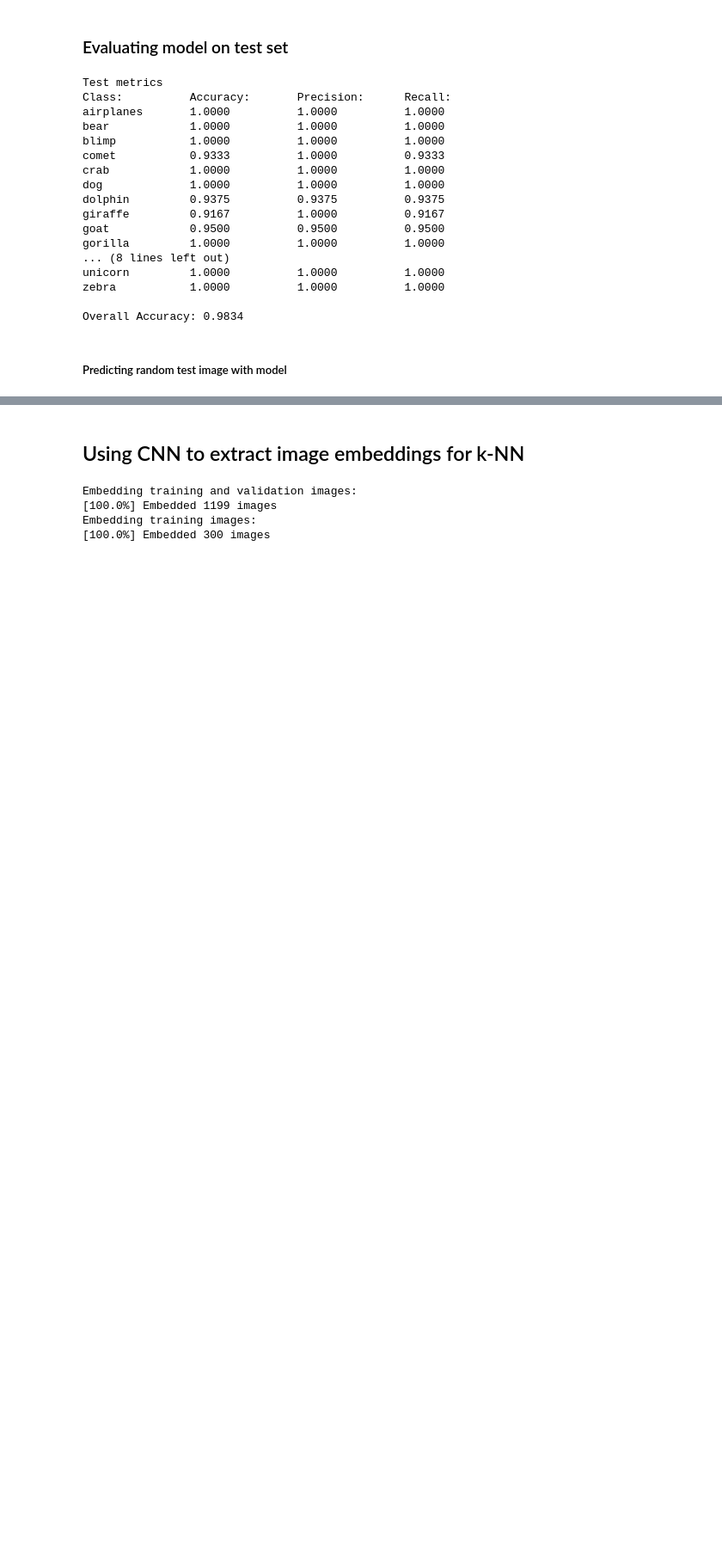
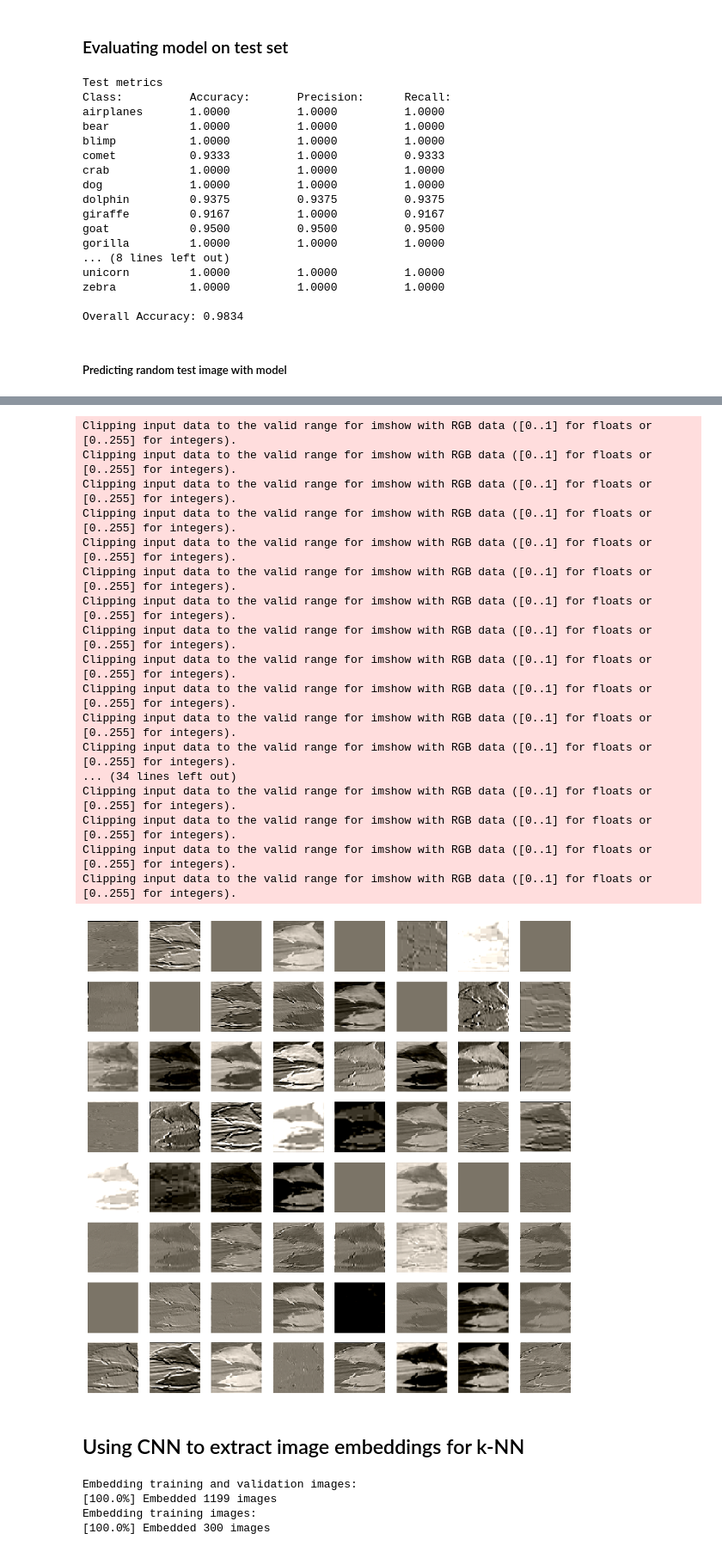
Before and after one commit to henrhoi/image-classification, a Jupyter notebook: GradProject_NB4.ipynb, the cells around one changed output, grey strips where cells are left out. Shown at 86% size. Drawn from its saved outputs; the diff is of its cells as text; code cells hidden in the pictures; blank space fills up the shorter version.

```diff
--- a/GradProject_NB4.ipynb
+++ b/GradProject_NB4.ipynb
@@ -431,3 +472,64 @@ plt.title(f"Predicted as {label[0]}");
+# %%
+def show_activation(img, ax):
+    """
+    Function to show activations from convolutional layer
+    """
+    # Standard deviation and mean corrections from transforming images
+    normalizer = resnet.transform.transforms[3]
+    std, mean = np.asarray(normalizer.std).reshape(3, 1, 1),  np.asarray(normalizer.mean).reshape(3, 1, 1)
+    numpy_img = np.multiply(img.numpy(), std) +  mean
+
+    #plot the numpy image
+    ax.axis("off");
+    ax.imshow(np.transpose(numpy_img, (1, 2, 0)));
+
+
+def visualize_feature_map(img):
+    """
+    Visualizes the activations given an image in the first convolutional layer of our network
+    Don't mind the excessive outputs
+    """
+    img = x_test.values[1]
+    img_tensor = resnet.transform(Image.fromarray(img))
+    img_tensor = torch.unsqueeze(img_tensor, 0)
+
+    conv_features = resnet.get_activation_map(img)
+    activations = conv_features['conv1'].squeeze()
+
+    # Calculating size of image grid
+    width = int(math.sqrt(activations.size(0)))
+    height = activations.size(0)//width
+
+    fig, axarr = plt.subplots(width, height, figsize=(12,12))
+    idx = 0
+    for i in range(width):
+        for j in range(height):
+            show_activation(activations[idx], axarr[i][j])
+            idx += 1
+
+    plt.show();
+
+img = x_test.values[1]
+visualize_feature_map(img);
+# %% [output]
+Clipping input data to the valid range for imshow with RGB data ([0..1] for floats or [0..255] for integers).
+Clipping input data to the valid range for imshow with RGB data ([0..1] for floats or [0..255] for integers).
+Clipping input data to the valid range for imshow with RGB data ([0..1] for floats or [0..255] for integers).
+Clipping input data to the valid range for imshow with RGB data ([0..1] for floats or [0..255] for integers).
+Clipping input data to the valid range for imshow with RGB data ([0..1] for floats or [0..255] for integers).
+Clipping input data to the valid range for imshow with RGB data ([0..1] for floats or [0..255] for integers).
+Clipping input data to the valid range for imshow with RGB data ([0..1] for floats or [0..255] for integers).
+Clipping input data to the valid range for imshow with RGB data ([0..1] for floats or [0..255] for integers).
+Clipping input data to the valid range for imshow with RGB data ([0..1] for floats or [0..255] for integers).
+Clipping input data to the valid range for imshow with RGB data ([0..1] for floats or [0..255] for integers).
+Clipping input data to the valid range for imshow with RGB data ([0..1] for floats or [0..255] for integers).
+Clipping input data to the valid range for imshow with RGB data ([0..1] for floats or [0..255] for integers).
+... (34 lines left out)
+Clipping input data to the valid range for imshow with RGB data ([0..1] for floats or [0..255] for integers).
+Clipping input data to the valid range for imshow with RGB data ([0..1] for floats or [0..255] for integers).
+Clipping input data to the valid range for imshow with RGB data ([0..1] for floats or [0..255] for integers).
+Clipping input data to the valid range for imshow with RGB data ([0..1] for floats or [0..255] for integers).
+[figure, added]
 # %% [markdown]
 ## Using CNN to extract image embeddings for k-NN
 # %%
```
Also changed, not shown: parts of 14 cells of this notebook, 1 other file.
